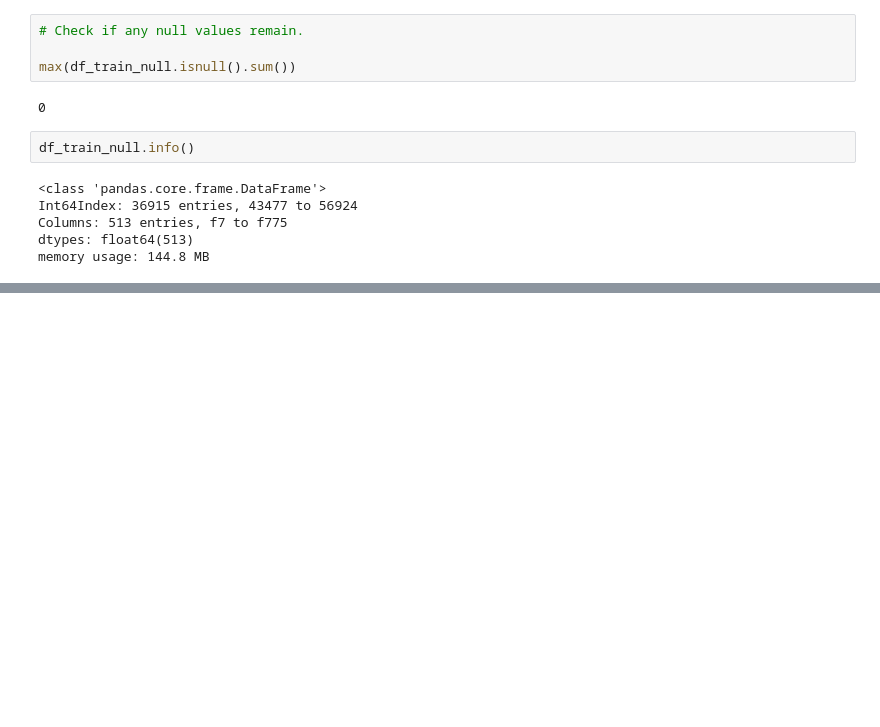
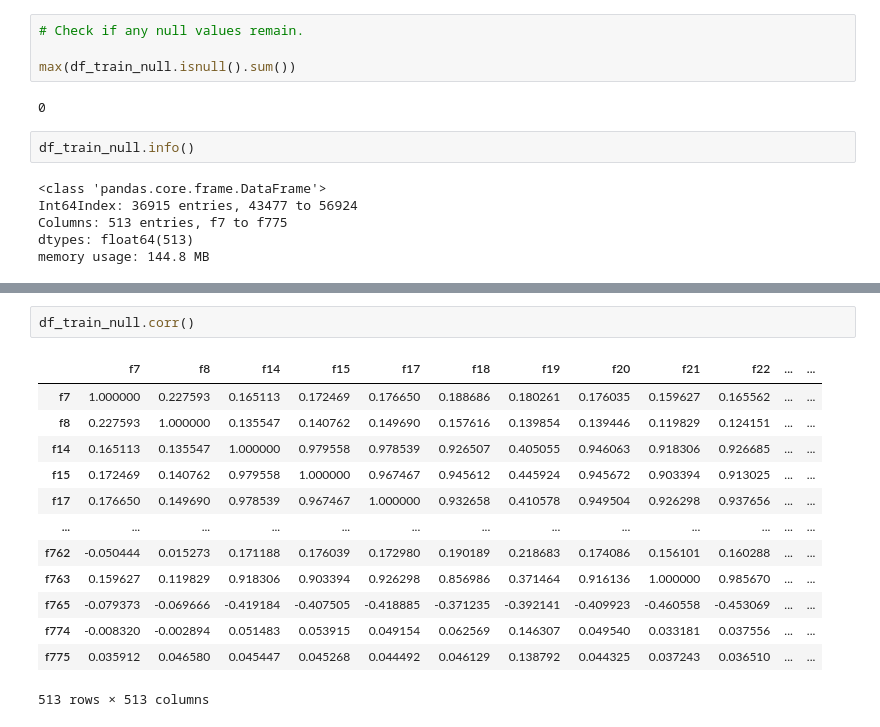
Before and after one commit to shienlong/project_wqd7003, a Jupyter notebook: credit_risk.ipynb, the cells around one changed output, grey strips where cells are left out. Drawn from its saved outputs; the diff is of its cells as text; blank space fills up the shorter version.

```diff
--- a/credit_risk.ipynb
+++ b/credit_risk.ipynb
@@ -441,0 +453,16 @@ memory usage: 144.8 MB
+# %%
+df_train_null.corr()
+# %% [output]
+|  | f7 | f8 | f14 | f15 | f17 | f18 | f19 | f20 | f21 | f22 | ... | ... |
+| f7 | 1.000000 | 0.227593 | 0.165113 | 0.172469 | 0.176650 | 0.188686 | 0.180261 | 0.176035 | 0.159627 | 0.165562 | ... | ... |
+| f8 | 0.227593 | 1.000000 | 0.135547 | 0.140762 | 0.149690 | 0.157616 | 0.139854 | 0.139446 | 0.119829 | 0.124151 | ... | ... |
+| f14 | 0.165113 | 0.135547 | 1.000000 | 0.979558 | 0.978539 | 0.926507 | 0.405055 | 0.946063 | 0.918306 | 0.926685 | ... | ... |
+| f15 | 0.172469 | 0.140762 | 0.979558 | 1.000000 | 0.967467 | 0.945612 | 0.445924 | 0.945672 | 0.903394 | 0.913025 | ... | ... |
+| f17 | 0.176650 | 0.149690 | 0.978539 | 0.967467 | 1.000000 | 0.932658 | 0.410578 | 0.949504 | 0.926298 | 0.937656 | ... | ... |
+| ... | ... | ... | ... | ... | ... | ... | ... | ... | ... | ... | ... | ... |
+| f762 | -0.050444 | 0.015273 | 0.171188 | 0.176039 | 0.172980 | 0.190189 | 0.218683 | 0.174086 | 0.156101 | 0.160288 | ... | ... |
+| f763 | 0.159627 | 0.119829 | 0.918306 | 0.903394 | 0.926298 | 0.856986 | 0.371464 | 0.916136 | 1.000000 | 0.985670 | ... | ... |
+| f765 | -0.079373 | -0.069666 | -0.419184 | -0.407505 | -0.418885 | -0.371235 | -0.392141 | -0.409923 | -0.460558 | -0.453069 | ... | ... |
+| f774 | -0.008320 | -0.002894 | 0.051483 | 0.053915 | 0.049154 | 0.062569 | 0.146307 | 0.049540 | 0.033181 | 0.037556 | ... | ... |
+| f775 | 0.035912 | 0.046580 | 0.045447 | 0.045268 | 0.044492 | 0.046129 | 0.138792 | 0.044325 | 0.037243 | 0.036510 | ... | ... |
+513 rows × 513 columns
```
Also changed, not shown: parts of 7 cells of this notebook.
